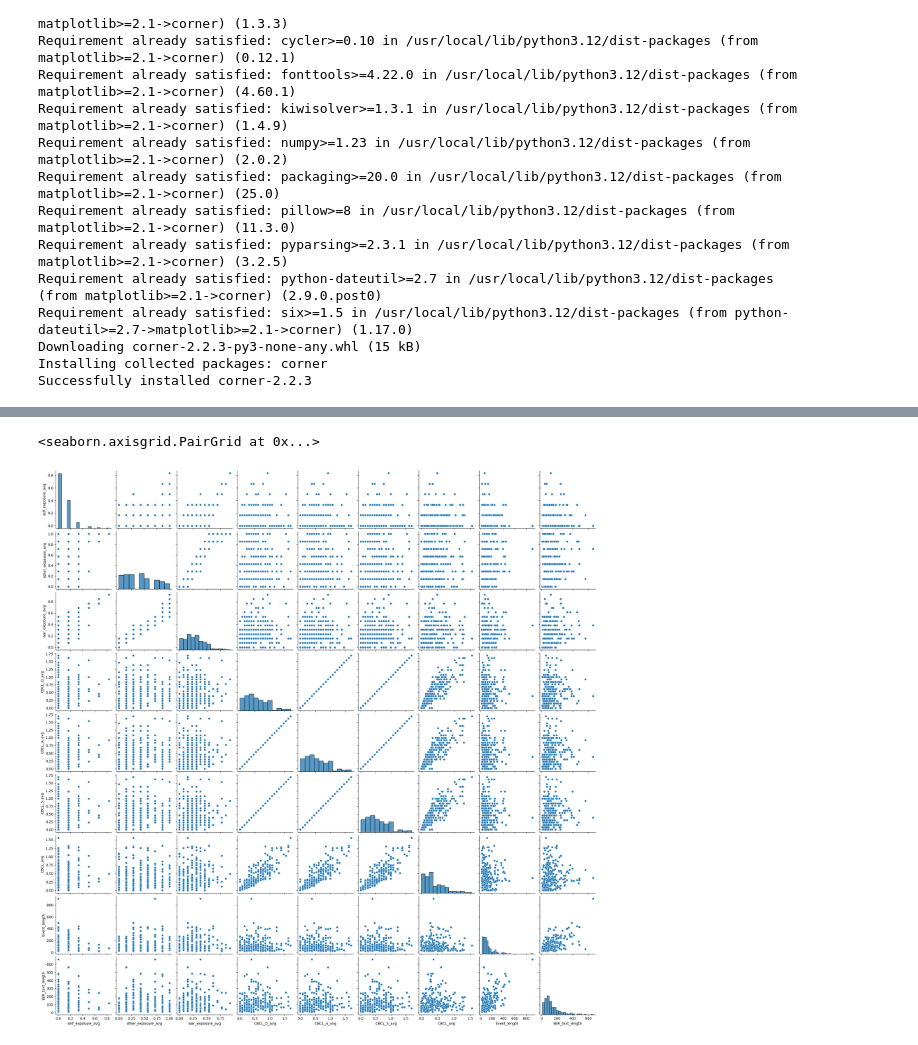
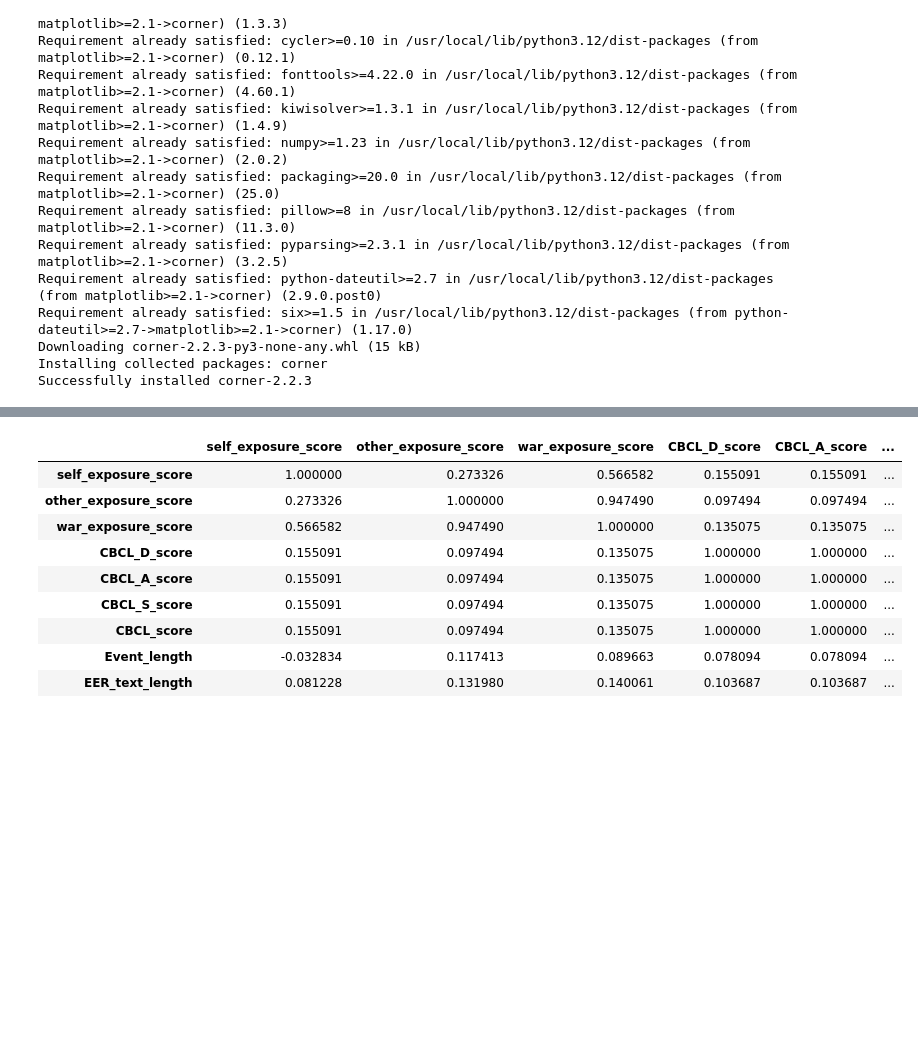
Before and after one commit to OfriA/AppliedProject52056, a Jupyter notebook: data/DataExploration.ipynb, the cells around one changed output, grey strips where cells are left out. Drawn from its saved outputs; the diff is of its cells as text; code cells hidden in the pictures; blank space fills up the shorter version.

```diff
--- a/data/DataExploration.ipynb
+++ b/data/DataExploration.ipynb
@@ -135,4 +127,0 @@ sns.pairplot(data[['war_exposure_score', 'CBCL_score', 'Event_length', 'EER_text
-# %%
-data['self_exposure_avg'] = np.mean(data[self_exposure_features], axis=1)
-data['other_exposure_avg'] = np.mean(data[other_exposure_features], axis=1)
-data['war_exposure_avg'] = np.mean(data[self_exposure_features + other_exposure_features], axis=1)
@@ -155,5 +127,0 @@ See the caveats in the documentation: https://pandas.pydata.org/pandas-docs/stab
-# %%
-data['CBCL_D_avg'] = np.mean(data[CBCL_D_features], axis=1)
-data['CBCL_A_avg'] = np.mean(data[CBCL_D_features], axis=1)
-data['CBCL_S_avg'] = np.mean(data[CBCL_D_features], axis=1)
-data['CBCL_avg'] = np.mean(data[CBCL_features], axis=1)
@@ -206,5 +128,13 @@ plt.show()
-# %%
-sns.pairplot(data[['self_exposure_avg', 'other_exposure_avg', 'war_exposure_avg','CBCL_D_avg', 'CBCL_A_avg', 'CBCL_S_avg', 'CBCL_avg', 'Event_length', 'EER_text_length']])
-# %% [output]
-<seaborn.axisgrid.PairGrid at 0x...>
-[figure, removed]
+# %%
+data[['self_exposure_score', 'other_exposure_score', 'war_exposure_score','CBCL_D_score', 'CBCL_A_score', 'CBCL_S_score', 'CBCL_score', 'Event_length', 'EER_text_length']].corr()
+# %% [output]
+|  | self_exposure_score | other_exposure_score | war_exposure_score | CBCL_D_score | CBCL_A_score | ... |
+| self_exposure_score | 1.000000 | 0.273326 | 0.566582 | 0.155091 | 0.155091 | ... |
+| other_exposure_score | 0.273326 | 1.000000 | 0.947490 | 0.097494 | 0.097494 | ... |
+| war_exposure_score | 0.566582 | 0.947490 | 1.000000 | 0.135075 | 0.135075 | ... |
+| CBCL_D_score | 0.155091 | 0.097494 | 0.135075 | 1.000000 | 1.000000 | ... |
+| CBCL_A_score | 0.155091 | 0.097494 | 0.135075 | 1.000000 | 1.000000 | ... |
+| CBCL_S_score | 0.155091 | 0.097494 | 0.135075 | 1.000000 | 1.000000 | ... |
+| CBCL_score | 0.155091 | 0.097494 | 0.135075 | 1.000000 | 1.000000 | ... |
+| Event_length | -0.032834 | 0.117413 | 0.089663 | 0.078094 | 0.078094 | ... |
+| EER_text_length | 0.081228 | 0.131980 | 0.140061 | 0.103687 | 0.103687 | ... |
```
Also changed, not shown: parts of 17 cells of this notebook.
